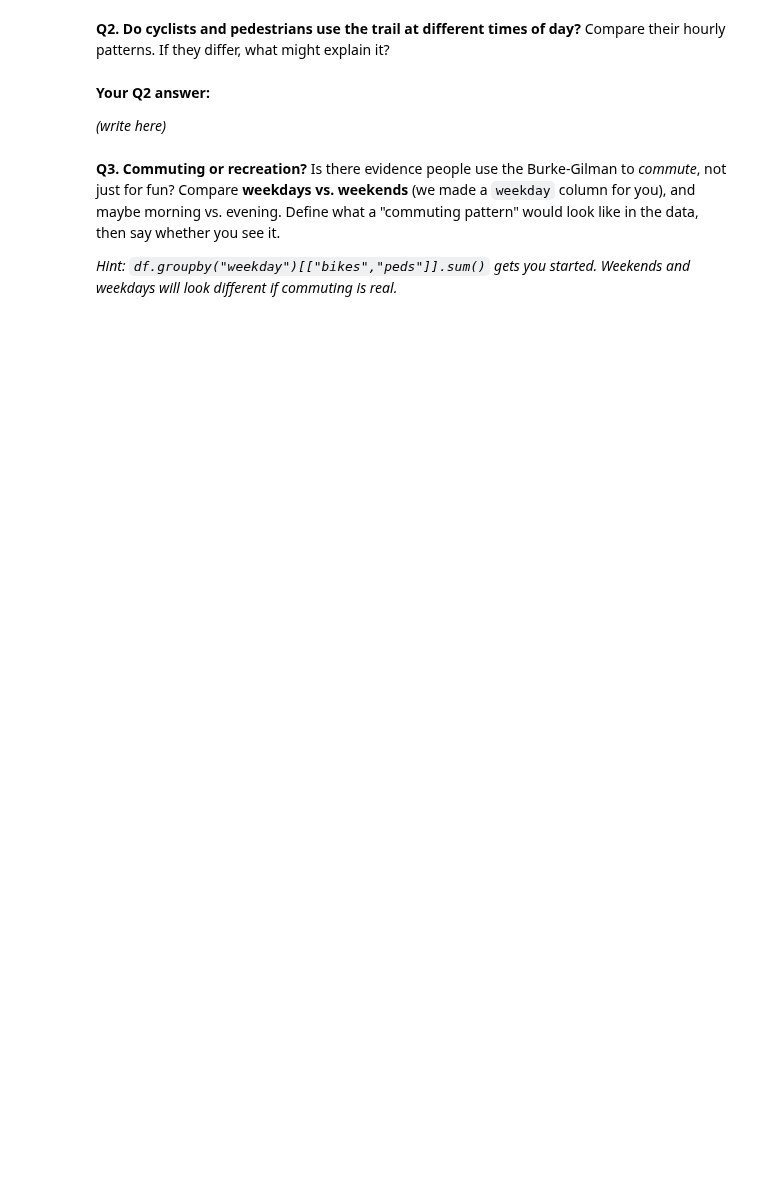
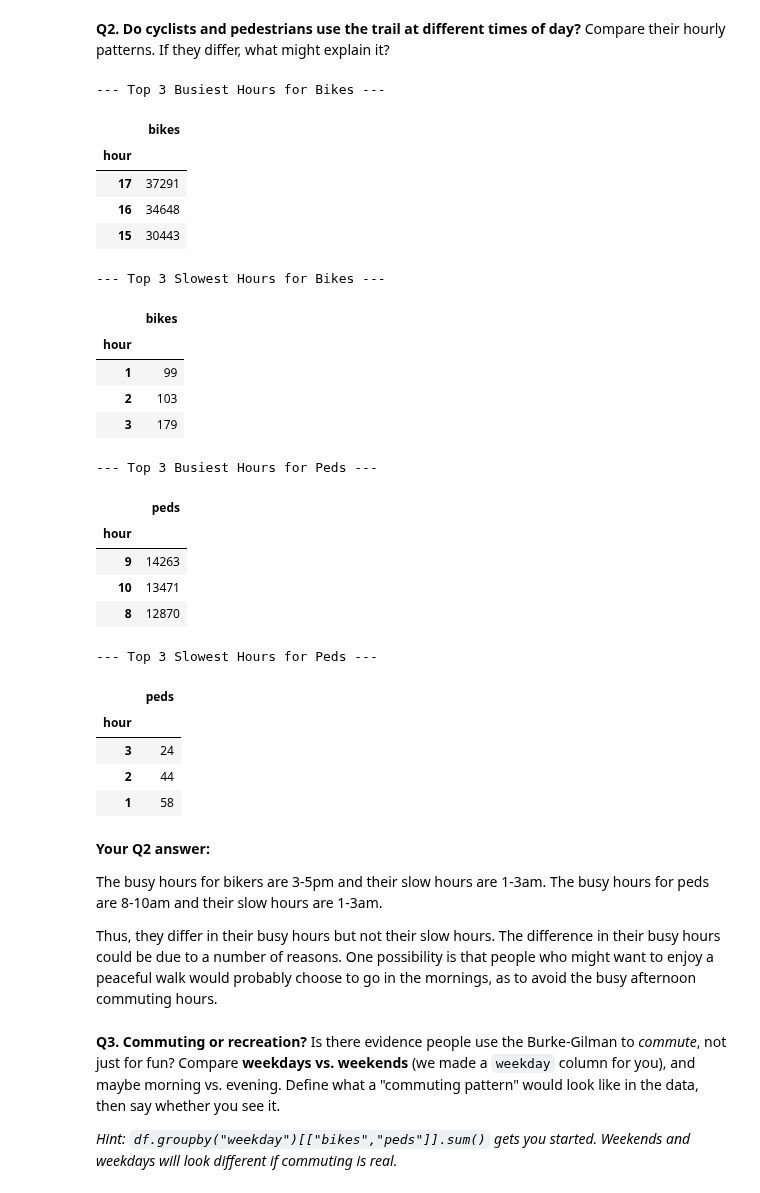
Before and after one commit to annieh04/hcde-410, a Jupyter notebook: A1/A1.ipynb, the cells around one changed output. Cells and saved outputs as stored; diff of their text form; code cells hidden in the pictures; blank space fills up the shorter version.

```diff
--- a/A1/A1.ipynb
+++ b/A1/A1.ipynb
@@ -110,10 +180,50 @@ Decide what *busy* means to you first — a single hour? a stretch of the day? b
 Compare their hourly patterns. If they differ, what might explain it?
 # %%
 # Your code for Q2
+# 1. Print busiest and slowest hours for bikers
+print("--- Top 3 Busiest Hours for Bikes ---")
+display(hourly_traffic["bikes"].sort_values(ascending=False).head(3).to_frame())
+print("--- Top 3 Slowest Hours for Bikes ---")
+display(hourly_traffic["bikes"].sort_values(ascending=True).head(3).to_frame())
+
+print()
+
+# 2. Print busiest and slowest hours for peds
+print("--- Top 3 Busiest Hours for Peds ---")
+display(hourly_traffic["peds"].sort_values(ascending=False).head(3).to_frame())
+print("--- Top 3 Slowest Hours for Peds ---")
+display(hourly_traffic["peds"].sort_values(ascending=True).head(3).to_frame())
+# %% [output]
+--- Top 3 Busiest Hours for Bikes ---
+|  | bikes |
+| hour |  |
+| 17 | 37291 |
+| 16 | 34648 |
+| 15 | 30443 |
+--- Top 3 Slowest Hours for Bikes ---
+|  | bikes |
+| hour |  |
+| 1 | 99 |
+| 2 | 103 |
+| 3 | 179 |
+--- Top 3 Busiest Hours for Peds ---
+|  | peds |
+| hour |  |
+| 9 | 14263 |
+| 10 | 13471 |
+| 8 | 12870 |
+--- Top 3 Slowest Hours for Peds ---
+|  | peds |
+| hour |  |
+| 3 | 24 |
+| 2 | 44 |
+| 1 | 58 |
 # %% [markdown]
 **Your Q2 answer:**
 
-*(write here)*
+The busy hours for bikers are 3-5pm and their slow hours are 1-3am. The busy hours for peds are 8-10am and their slow hours are 1-3am.
+
+Thus, they differ in their busy hours but not their slow hours. The difference in their busy hours could be due to a number of reasons. One possibility is that people who might want to enjoy a peaceful walk would probably choose to go in the mornings, as to avoid the busy afternoon commuting hours.
 # %% [markdown]
 **Q3. Commuting or recreation?**
 Is there evidence people use the Burke-Gilman to *commute*, not just for fun? Compare **weekdays vs. weekends** (we made a `weekday` column for you), and maybe morning vs. evening. Define what a "commuting pattern" would look like in the data, then say whether you see it.
```
Also changed, not shown: parts of 11 cells of this notebook.
